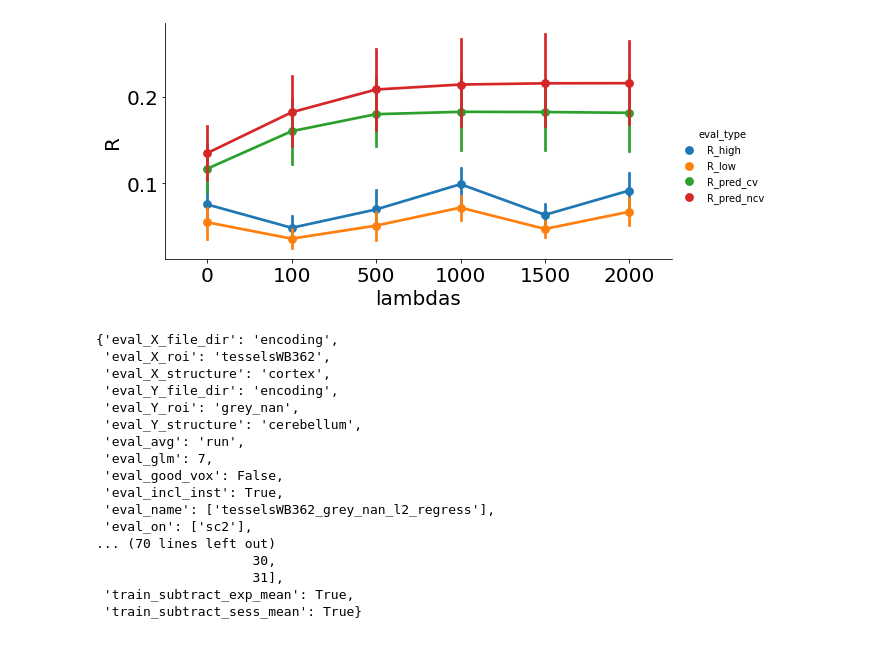
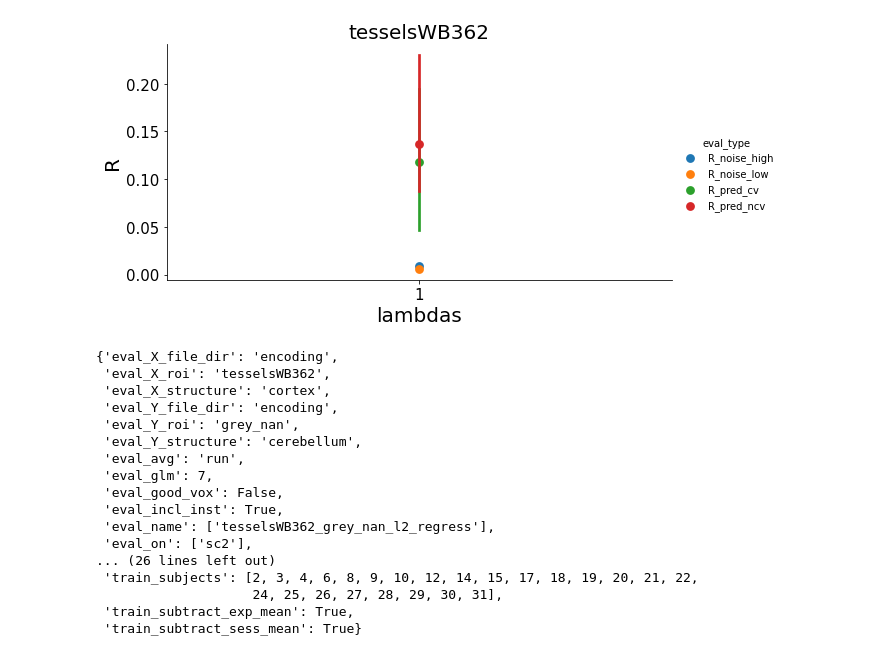
Before and after one commit to maedbhk/cerebellum_connectivity, a Jupyter notebook: notebooks/1.0-mk-visualize_maps.ipynb, the cells around one changed output. Drawn from its saved outputs; the diff is of its cells as text; code cells hidden in the pictures.

Commit message:
fixed noise ceiling bug

```diff
--- a/notebooks/1.0-mk-visualize_maps.ipynb
+++ b/notebooks/1.0-mk-visualize_maps.ipynb
@@ -57,18 +39,16 @@ IndexError: list index out of range
 # %%
 # define class for plotting
-pred = PlotPred(eval_on=['sc2'], eval_name=['tesselsWB362_grey_nan_l2_regress'])
+pred = PlotPred(eval_on=['sc1'], eval_name=['tesselsWB362_grey_nan_l2_regress'])
 
 # load dataframe
 dataframe = pred.load_dataframe()
 
 # plot graph
-pred.plot_predictions(dataframe, x='lambdas', y='eval', hue='eval_type', filter_eval=['R_high', 'R_low', 'R_pred_cv', 'R_pred_ncv'], plot_params=True, forloop=None)
+pred.plot_predictions(dataframe, x='lambdas', y='eval', hue='eval_type', filter_eval=['R_noise_high', 'R_noise_low','R_pred_cv', 'R_pred_ncv'], plot_params=True, forloop='eval_X_roi')
 
 # pred.plot_predictions(dataframe, x='eval_X_roi', y='eval', hue='eval_type', filter_eval=['R_pred_ncv', 'R_pred_cv'], forloop=False, plot_params=True)
-
-# pred.plot_predictions(dataframe, x='lambdas', y='eval', hue='eval_type', filter_eval=['R_pred_ncv', 'R_pred_cv'], forloop='eval_X_roi', plot_params=True)
 # %% [output]
-[figure, old version]
+[figure, new version]
 {'eval_X_file_dir': 'encoding',
  'eval_X_roi': 'tesselsWB362',
  'eval_X_structure': 'cortex',
@@ -81,8 +61,8 @@ pred.plot_predictions(dataframe, x='lambdas', y='eval', hue='eval_type', filter_
  'eval_incl_inst': True,
  'eval_name': ['tesselsWB362_grey_nan_l2_regress'],
  'eval_on': ['sc2'],
-... (70 lines left out)
-                    30,
-                    31],
+... (26 lines left out)
+ 'train_subjects': [2, 3, 4, 6, 8, 9, 10, 12, 14, 15, 17, 18, 19, 20, 21, 22,
+                    24, 25, 26, 27, 28, 29, 30, 31],
  'train_subtract_exp_mean': True,
  'train_subtract_sess_mean': True}
```
Also changed, not shown: parts of 2 cells of this notebook, 3 other files.
